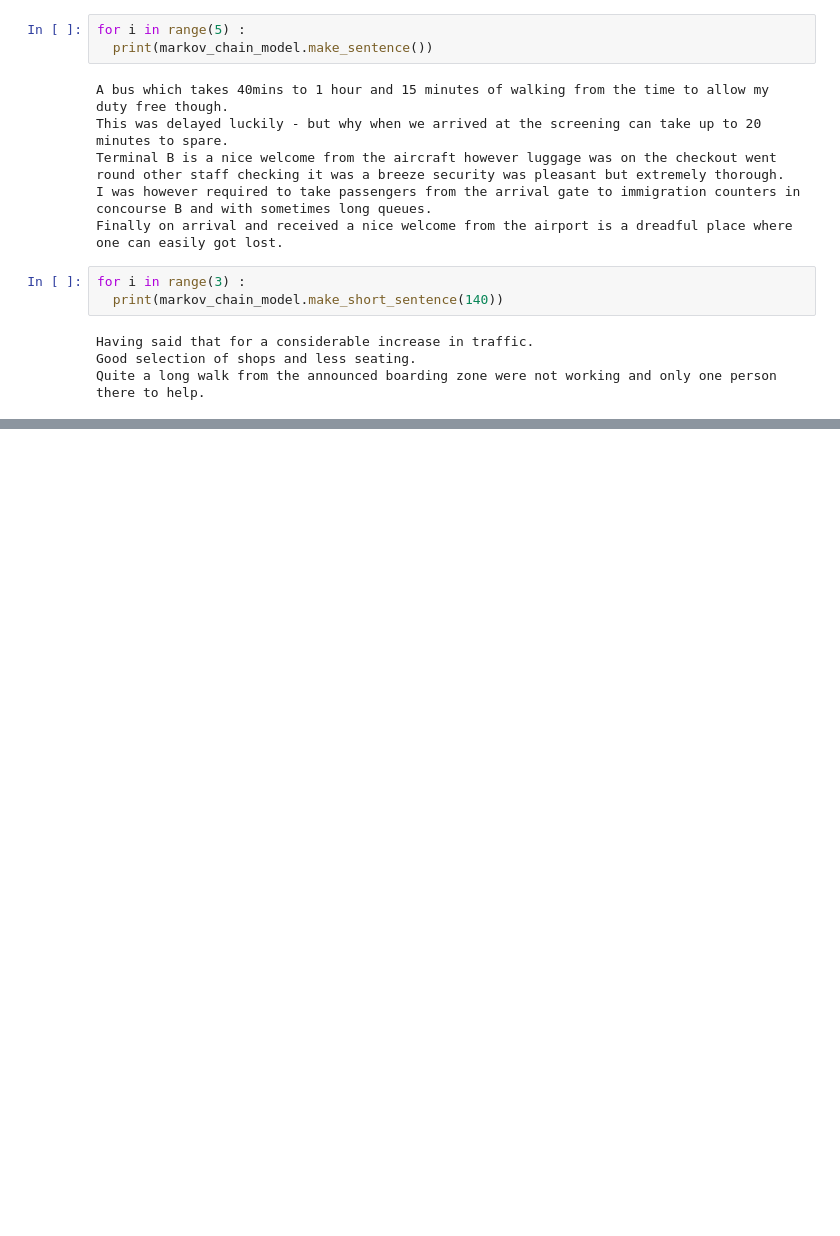
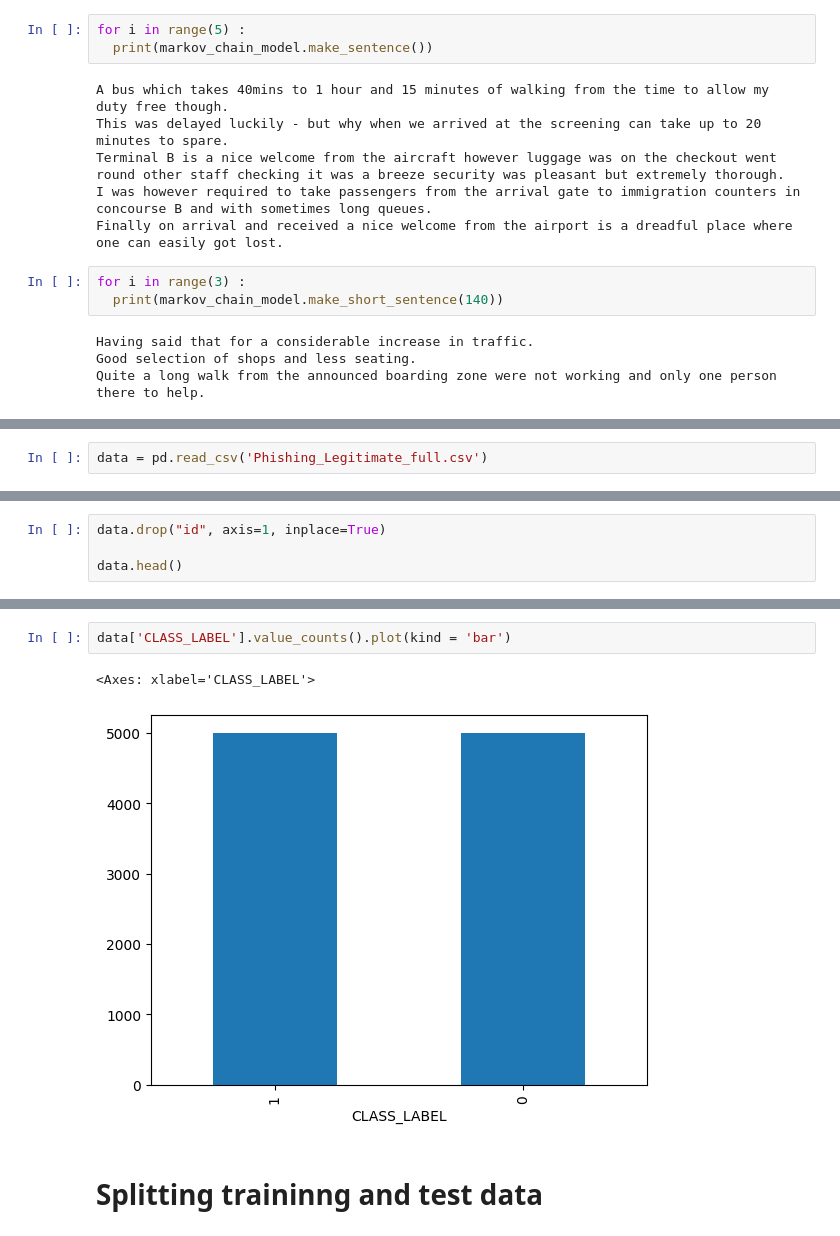
Before and after one commit to 1jomonjose/Security-AI-ML-Training, a Jupyter notebook: Day2_Cybersecurity.ipynb, the cells around one changed output, grey strips where cells are left out. Cells and saved outputs as stored; diff of their text form; blank space fills up the shorter version.

```diff
--- a/Day2_Cybersecurity.ipynb
+++ b/Day2_Cybersecurity.ipynb
@@ -459,0 +468,2 @@ Quite a long walk from the announced boarding zone were not working and only one
+# %%
+data = pd.read_csv('Phishing_Legitimate_full.csv')
@@ -459,0 +543,4 @@ Quite a long walk from the announced boarding zone were not working and only one
+# %%
+data.drop("id", axis=1, inplace=True)
+
+data.head()
@@ -459,0 +562,7 @@ Quite a long walk from the announced boarding zone were not working and only one
+# %%
+data['CLASS_LABEL'].value_counts().plot(kind = 'bar')
+# %% [output]
+<Axes: xlabel='CLASS_LABEL'>
+[figure, added]
+# %% [markdown]
+# Splitting traininng and test data
```
Also changed, not shown: parts of 20 cells of this notebook.
